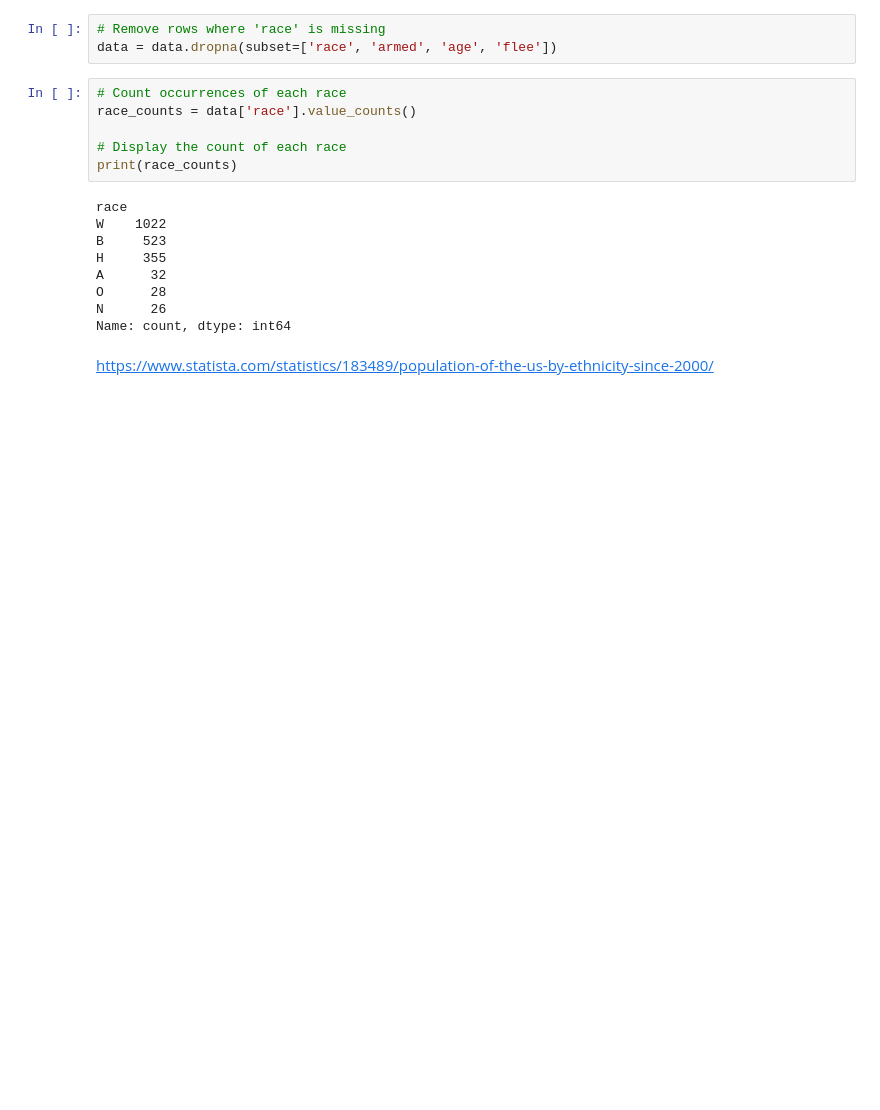
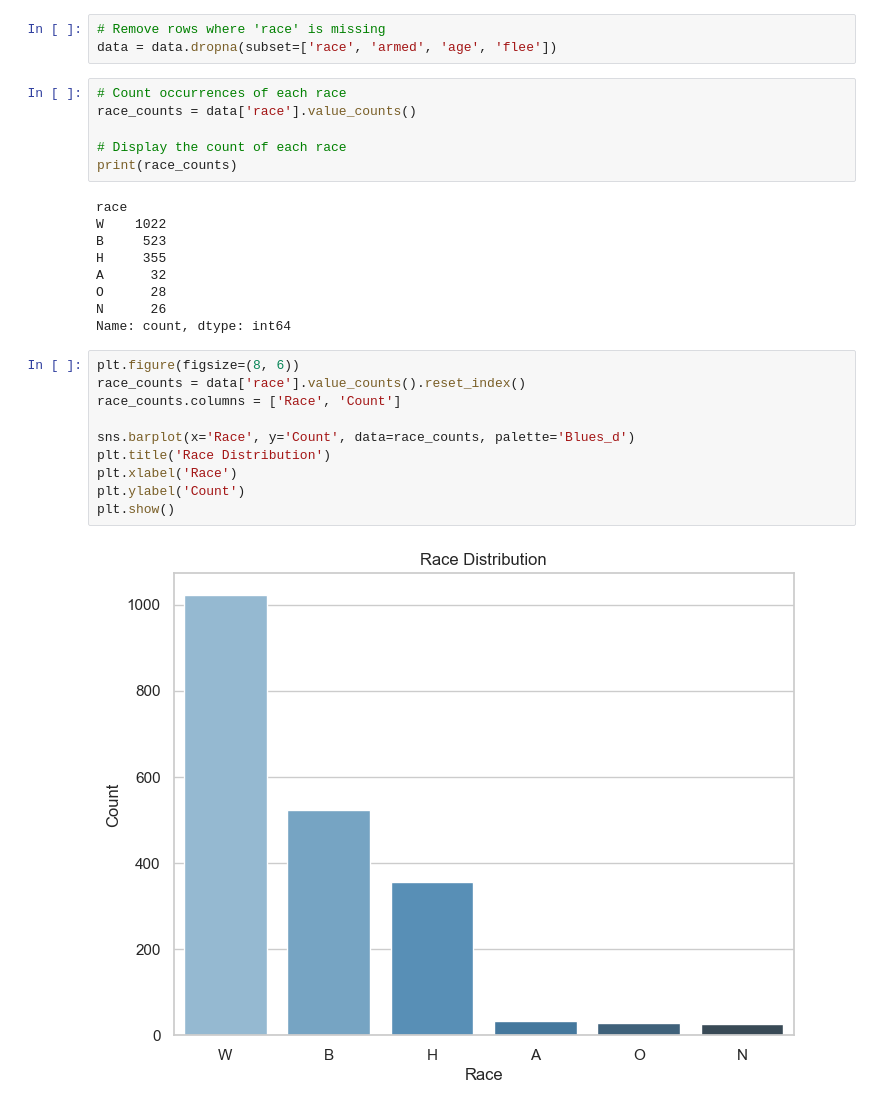
Before and after one commit to gyse3054/Turing-College, a Jupyter notebook: capstone.ipynb, the cells around one changed output. Cells and saved outputs as stored; diff of their text form; blank space fills up the shorter version.

```diff
--- a/capstone.ipynb
+++ b/capstone.ipynb
@@ -73,8 +79,18 @@ A      32
 O      28
 N      26
 Name: count, dtype: int64
-# %% [markdown]
-https://www.statista.com/statistics/183489/population-of-the-us-by-ethnicity-since-2000/
+# %%
+plt.figure(figsize=(8, 6))
+race_counts = data['race'].value_counts().reset_index()
+race_counts.columns = ['Race', 'Count']
+
+sns.barplot(x='Race', y='Count', data=race_counts, palette='Blues_d')
+plt.title('Race Distribution')
+plt.xlabel('Race')
+plt.ylabel('Count')
+plt.show()
+# %% [output]
+[figure, added]
 # %%
 # Count occurrences of each race
 race_counts = data['race'].value_counts()
```
Also changed, not shown: parts of 14 cells of this notebook, 6 other files.
